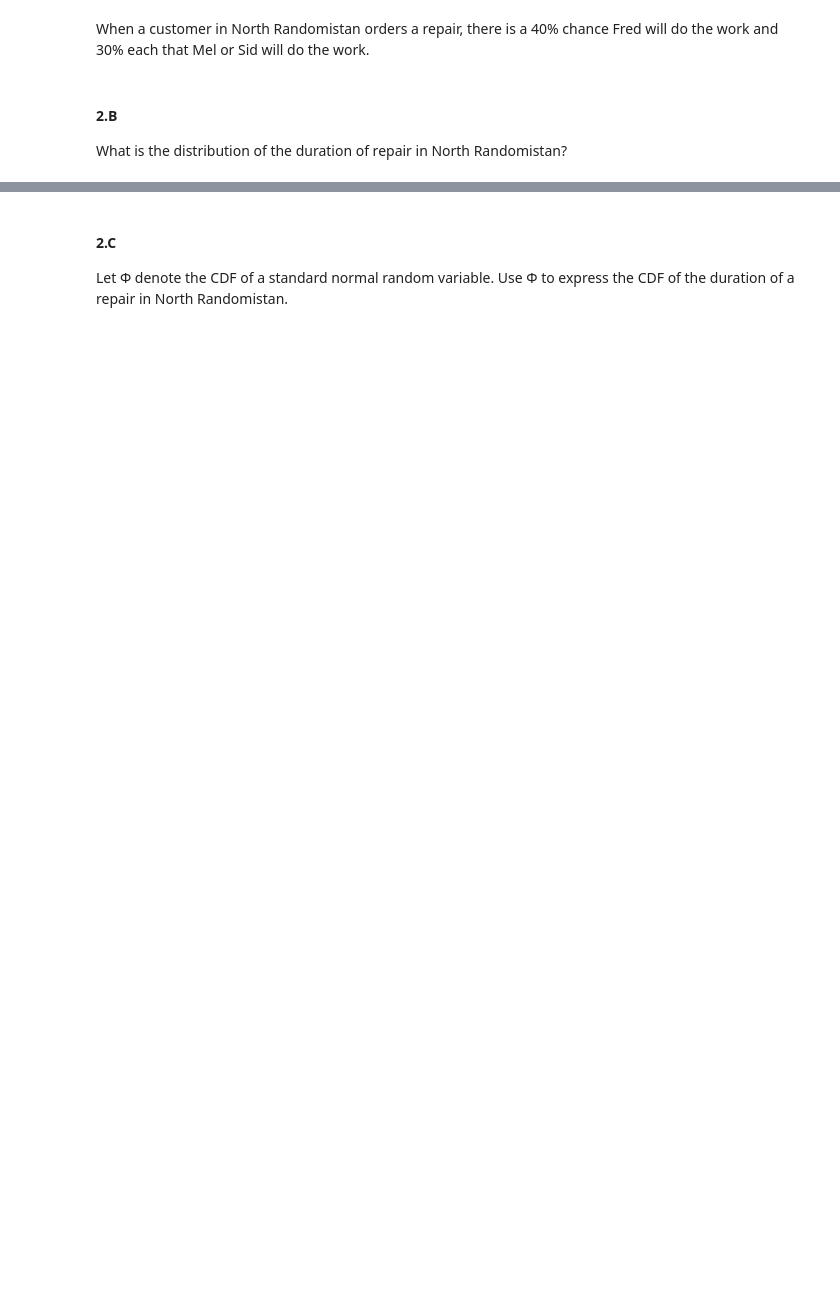
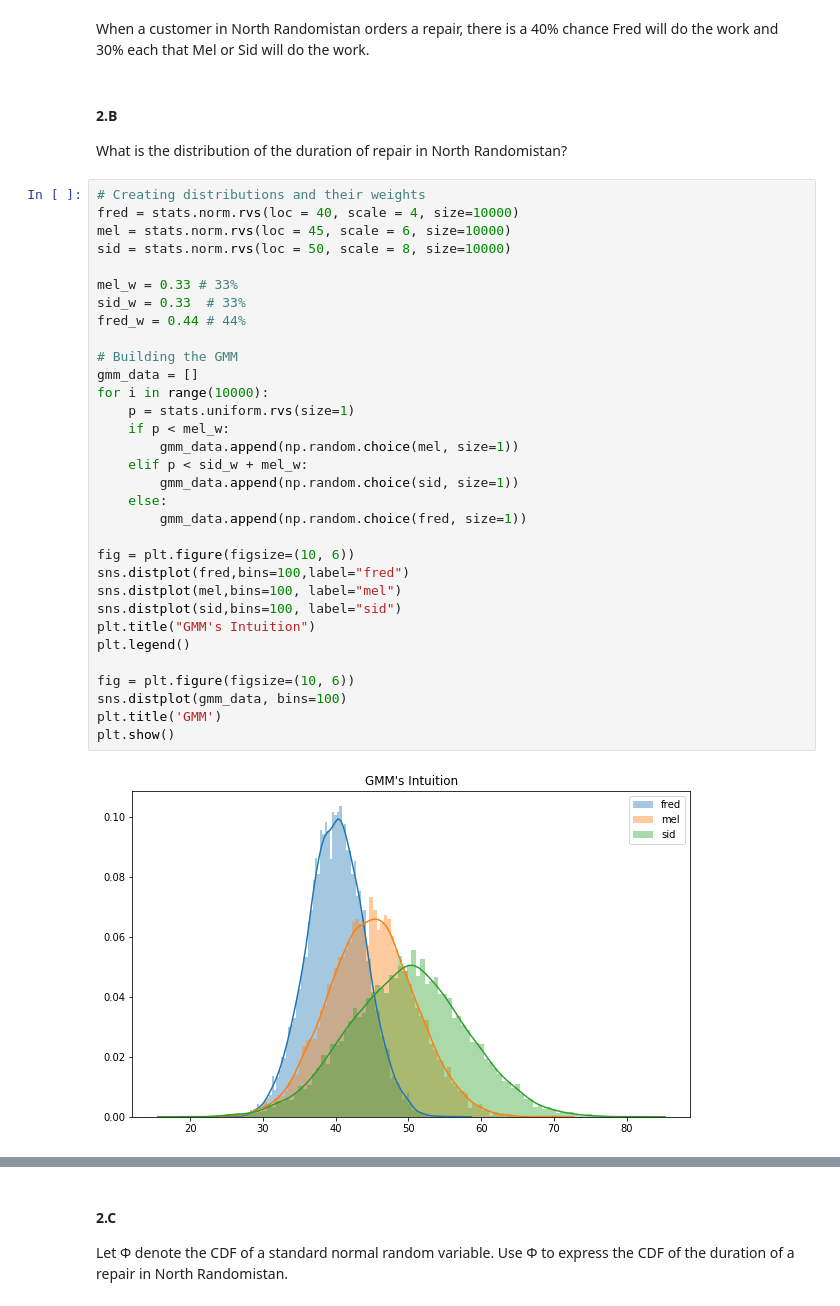
Before and after one commit to mayakerem/StatisticsDataAnalysis, a Jupyter notebook: HW2.ipynb, the cells around one changed output, grey strips where cells are left out. Cells and saved outputs as stored; diff of their text form; blank space fills up the shorter version.

```diff
--- a/HW2.ipynb
+++ b/HW2.ipynb
@@ -45,3 +105,37 @@ When a customer in North Randomistan orders a repair, there is a 40% chance Fred
 #### 2.B
 
 What is the distribution of the duration of repair in North Randomistan?
+# %%
+# Creating distributions and their weights
+fred = stats.norm.rvs(loc = 40, scale = 4, size=10000)
+mel = stats.norm.rvs(loc = 45, scale = 6, size=10000)
+sid = stats.norm.rvs(loc = 50, scale = 8, size=10000)
+
+mel_w = 0.33 # 33%
+sid_w = 0.33  # 33%
+fred_w = 0.44 # 44%
+
+# Building the GMM
+gmm_data = []
+for i in range(10000):
+    p = stats.uniform.rvs(size=1)
+    if p < mel_w:
+        gmm_data.append(np.random.choice(mel, size=1))
+    elif p < sid_w + mel_w:
+        gmm_data.append(np.random.choice(sid, size=1))
+    else:
+        gmm_data.append(np.random.choice(fred, size=1))
+
+fig = plt.figure(figsize=(10, 6))
+sns.distplot(fred,bins=100,label="fred")
+sns.distplot(mel,bins=100, label="mel")
+sns.distplot(sid,bins=100, label="sid")
+plt.title("GMM's Intuition")
+plt.legend()
+
+fig = plt.figure(figsize=(10, 6))
+sns.distplot(gmm_data, bins=100)
+plt.title('GMM')
+plt.show()
+# %% [output]
+[figure, added]
```
Also changed, not shown: parts of 11 cells of this notebook.
